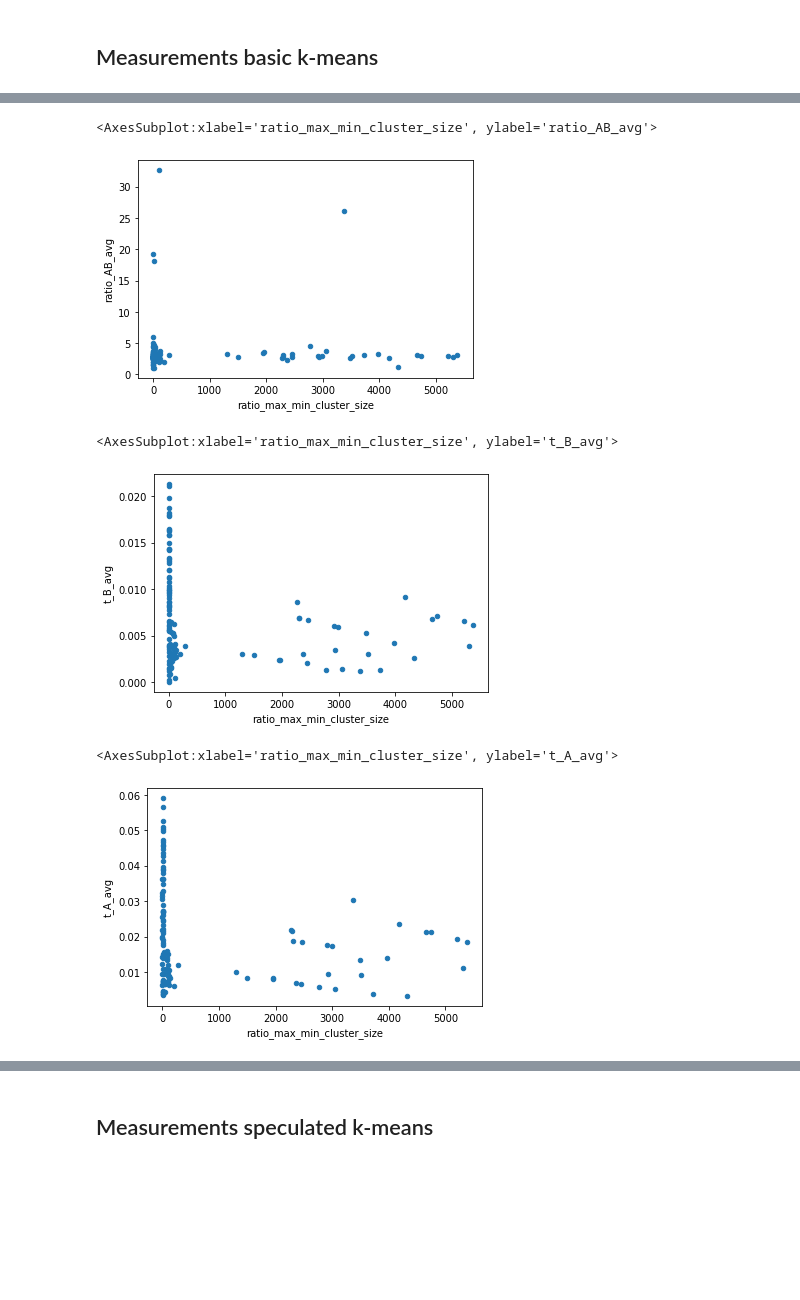
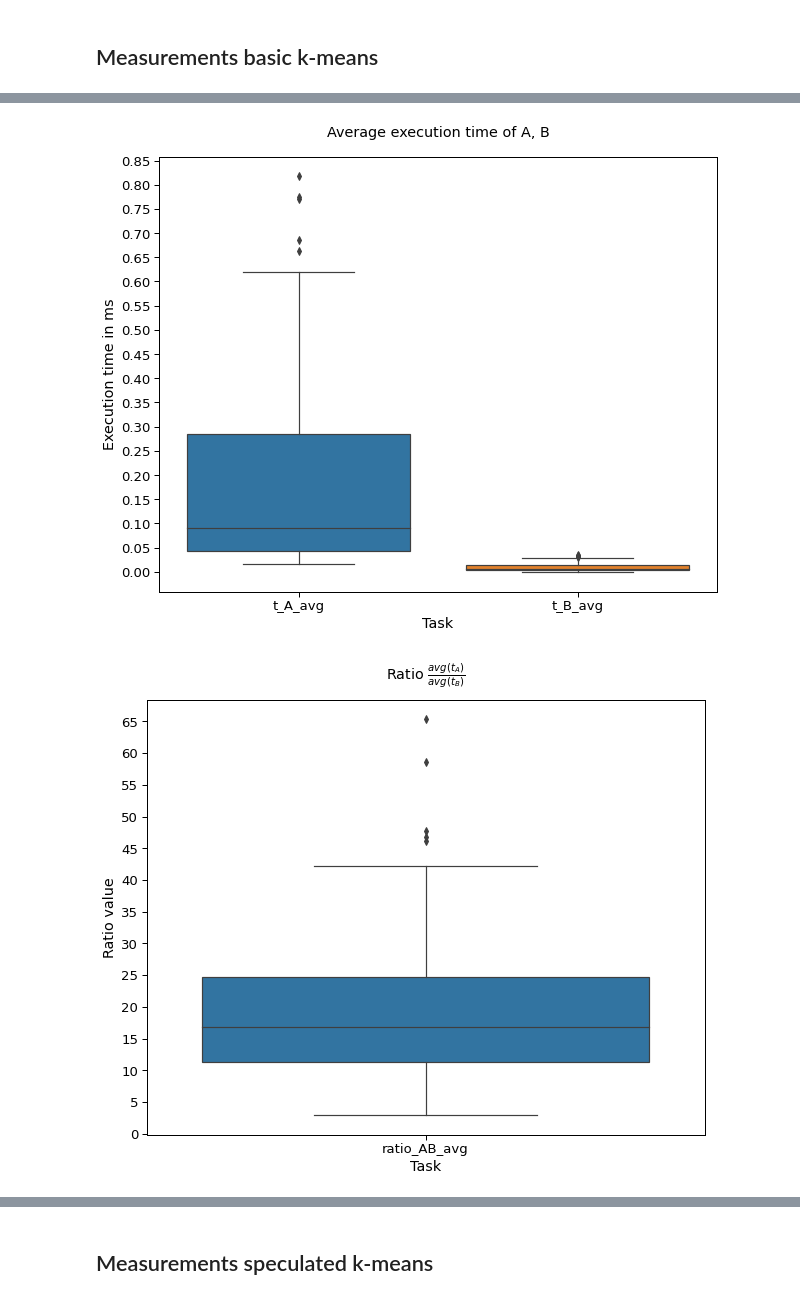
Before and after one commit to nefagi-01/DIAS-semester-project, a Jupyter notebook: Measurements.ipynb, the cells around one changed output, grey strips where cells are left out. Drawn from its saved outputs; the diff is of its cells as text; code cells hidden in the pictures; blank space fills up the shorter version.

Commit message:
Clean measurements after message 19/10

```diff
--- a/Measurements.ipynb
+++ b/Measurements.ipynb
@@ -26,3 +51,45 @@ X_list = [dataset.get_data()[0].select_dtypes([np.number]).to_numpy() for datase
+# %%
+def scatterplot(df, x, y, title, xlabel, ylabel):
+    plt.figure(figsize=figsize)
+    ax = sns.scatterplot(data=df, x=x, y=y)
+    ax.set_title(title, pad=pad)
+    ax.set_ylabel(ylabel)
+    ax.set_xlabel(xlabel)
+    plt.show()
+# %%
+def getPlots(df, speculation=False):
+    sns.set_context("paper", font_scale=1.5)
+
+    df['ratio_AB_avg'] = df['t_A_avg']/df['t_B_avg']
+
+    # Box-plot of avgs
+    if speculation:
+        boxplot(df, columns = ['t_A_avg', 't_B_avg', 't_correction_avg', 't_speculation_avg'], title = 'Average execution time of A, B, correction and speculation', xlabel = 'Task', ylabel = 'Execution time in ms', tick_freq=0.05)
+
+    else:
+        boxplot(df, columns = ['t_A_avg', 't_B_avg'],  title = 'Average execution time of A, B', xlabel = 'Task', ylabel = 'Execution time in ms', tick_freq=0.05)
+
+    # Box-plot of ratios
+    if speculation:
+        df_measurements_speculation['ratio_A_correction_avg'] = df_measurements_speculation['t_A_avg']/df_measurements_speculation['t_correction_avg']
+        df_measurements_speculation['ratio_B_correction_avg'] = df_measurements_speculation['t_B_avg']/df_measurements_speculation['t_correction_avg']
+        df_measurements_speculation['ratio_B_speculation_avg'] = df_measurements_speculation['t_B_avg']/df_measurements_speculation['t_speculation_avg']
+        boxplot(df, columns = ['ratio_AB_avg'], title = r'Ratio $\frac{avg(t_A)}{avg(t_B)}$', xlabel = 'Task', ylabel = 'Ratio value', tick_freq=20)
+        boxplot(df, columns = ['ratio_A_correction_avg'], title = r'Ratio $\frac{avg(t_A)}{avg(t_{correction})}$', xlabel = 'Task', ylabel = 'Ratio value', tick_freq=20)
+        boxplot(df, columns = ['ratio_B_correction_avg', 'ratio_B_speculation_avg'], title = r'Ratio $\frac{avg(t_B)}{avg(t_{correction})}$ and Ratio $\frac{avg(t_B)}{avg(t_{speculation})}$', xlabel = 'Task', ylabel = 'Ratio value', tick_freq=5)
+
+    else:
+        boxplot(df, columns = ['ratio_AB_avg'], title = r'Ratio $\frac{avg(t_A)}{avg(t_B)}$', xlabel = 'Task', ylabel = 'Ratio value', tick_freq=5)
+
+    # Scatter plots
+    scatterplot(df_measurements, x='n_clusters', y='ratio_AB_avg', title=r'Relation between n_clusters and $\frac{avg(t_A)}{avg(t_B)}$', xlabel='Number of clusters', ylabel=r'$\frac{avg(t_A)}{avg(t_B)}$')
+    scatterplot(df_measurements, x='avg_cluster_size', y='ratio_AB_avg', title=r'Relation between avg(cluster_size) and $\frac{avg(t_A)}{avg(t_B)}$', xlabel='Average cluster size', ylabel=r'$\frac{avg(t_A)}{avg(t_B)}$')
+
+    # Scatter plots - cluster sizes
+    df['ratio_max_min_cluster_size'] = df['max_cluster_size']/df['min_cluster_size']
+    scatterplot(df_measurements, x='ratio_max_min_cluster_size', y='ratio_AB_avg', title=r'Relation between skew in cluster size (i.e:  $\frac{max(cluster-size)}{min(cluster-size)}$) and  $\frac{avg(t_A)}{avg(t_B)}$', xlabel=r'Skew: $\frac{max(cluster-size)}{min(cluster-size)}$', ylabel=r'$\frac{avg(t_A)}{avg(t_B)}$')
+    scatterplot(df_measurements, x='ratio_max_min_cluster_size', y='t_A_avg', title=r'Relation between skew in cluster size (i.e:  $\frac{max(cluster-size)}{min(cluster-size)}$) and avg(t_A)', xlabel=r'Skew: $\frac{max(cluster-size)}{min(cluster-size)}$', ylabel='avg(t_A)')
+    scatterplot(df_measurements, x='ratio_max_min_cluster_size', y='t_B_avg', title=r'Relation between skew in cluster size (i.e: $\frac{max(cluster-size)}{min(cluster-size)}$)', xlabel=r'Skew: $\frac{max(cluster-size)}{min(cluster-size)}$', ylabel='avg(t_B)')
 # %% [markdown]
 ## Measurements basic k-means
 # %%
@@ -114,15 +112,6 @@ df_measurements.sort_values(['ratio_max_min_cluster_size'], ascending=False)
-# %%
-df_measurements.plot(x='ratio_max_min_cluster_size', y='ratio_AB_avg', kind='scatter')
-# %% [output]
-<AxesSubplot:xlabel='ratio_max_min_cluster_size', ylabel='ratio_AB_avg'>
-[figure, removed]
-# %%
-df_measurements.plot(x='ratio_max_min_cluster_size', y='t_B_avg', kind='scatter')
-# %% [output]
-<AxesSubplot:xlabel='ratio_max_min_cluster_size', ylabel='t_B_avg'>
-[figure, removed]
-# %%
-df_measurements.plot(x='ratio_max_min_cluster_size', y='t_A_avg', kind='scatter')
-# %% [output]
-<AxesSubplot:xlabel='ratio_max_min_cluster_size', ylabel='t_A_avg'>
-[figure, removed]
+# %%
+df_measurements = pd.read_csv('./data/measurements.csv')
+getPlots(df_measurements)
+# %% [output]
+[figure, added]
+[figure, added]
```
Also changed, not shown: parts of 37 cells of this notebook, 3 other files.
